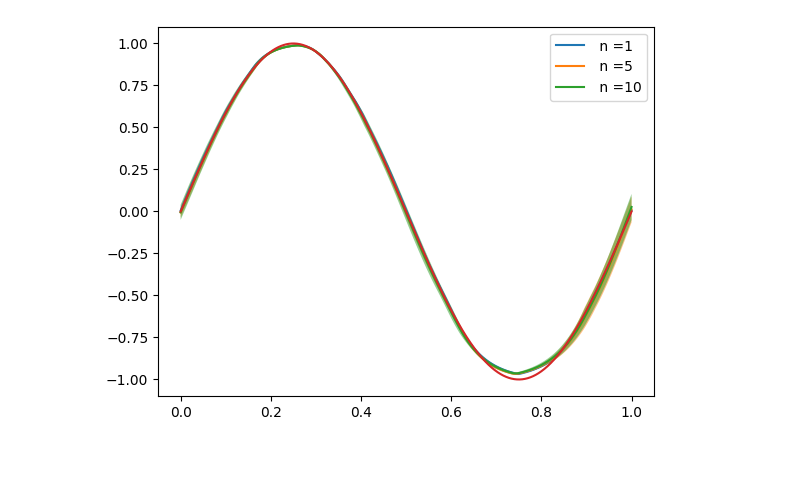
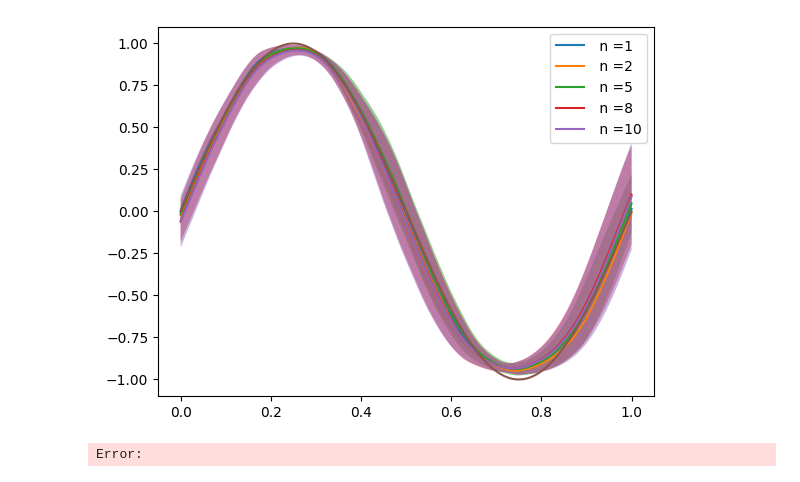
Before and after one commit to TheoHanon/NeuralFlow, a Jupyter notebook: test.ipynb, the cells around one changed output. Saved outputs shown, nothing was run; the diff lists cells and outputs as text; code cells hidden in the pictures.

```diff
--- a/test.ipynb
+++ b/test.ipynb
@@ -13,7 +13,7 @@ def create_base_model(input_shape=1, output_shape=1):
 flow = Flow_v2(
     model_fn = create_base_model,
     n_models = 10,
-    noise_stddev=1e-4,
+    noise_stddev=1e-1,
     lam = 1e-2)
 # %%
 def loss_fn(y_true, y_pred):
@@ -35,6 +35,6 @@ y_train = tf.cast(np.sin(X_train * 2 * np.pi).reshape(-1, 1), tf.float32)
 batch_size = 32
 loader_size = X_train.shape[0] // batch_size
 # %%
-flow.fit(X_train, y_train, batch_size=batch_size, epochs=50)
+flow.fit(x=X_train, y=y_train, batch_size=batch_size, epochs=50, memory_epochs = [2, 50])
 # %% [output]
 Epoch 1/50
@@ -57,21 +57,19 @@ Epoch 50/50
 # %%
 import matplotlib.pyplot as plt
 
 
 fig = plt.figure()
-for n in [1, 5, 10]:
+for n in [1, 2, 5, 8, 10]:
     est = flow.get_estimator("deep_ensemble", n_models = n)
     mean, var = est(X_train)
-
-    # for model in flow.models:
-    #     plt.plot(X_train, model(X_train), alpha=0.5)
-
+    mean, var = mean[-1], var[-1]
     plt.plot(X_train, mean.squeeze(), label = f" n ={n}")
     plt.fill_between(tf.squeeze(X_train), mean.squeeze() - 1.96 * np.sqrt(var.squeeze()),  mean.squeeze() + 1.96 * np.sqrt(var.squeeze()), alpha=0.5)
 
 
 plt.plot(X_train, y_train)
 plt.legend()
 plt.show()
 # %% [output]
-[figure, old version]
+[figure, new version]
+Error:
```
Also changed, not shown: parts of 1 cell of this notebook, 6 other files.
